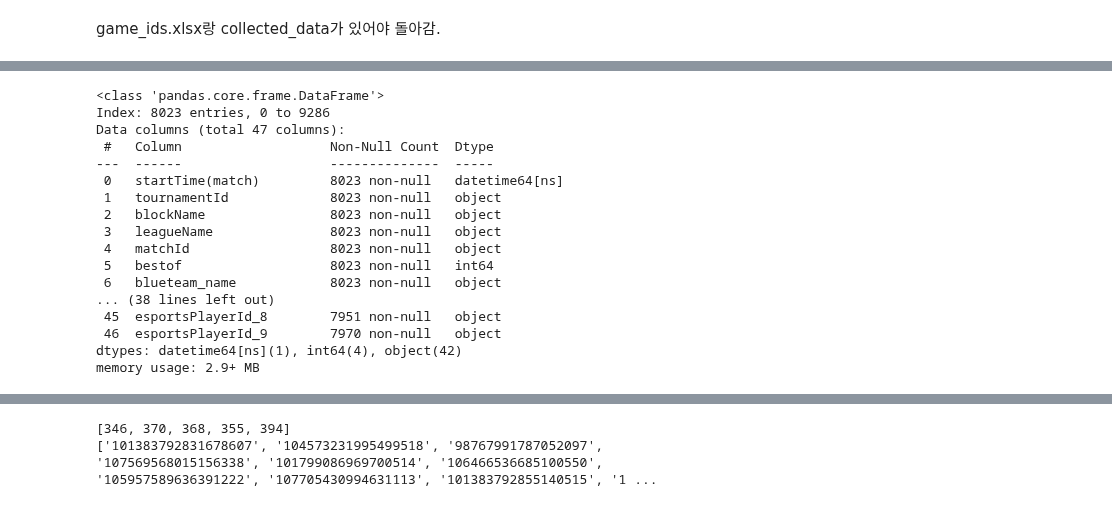
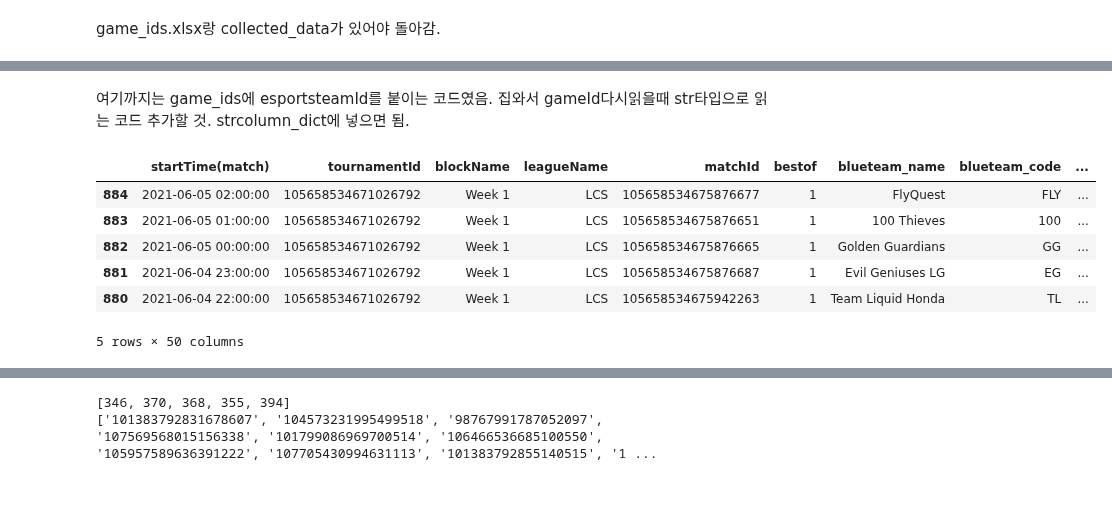
Before and after one commit to chlxogur/penta_kill_data_science, a Jupyter notebook: summonerId_to_their_stat.ipynb, the cells around one changed output, grey strips where cells are left out. Cells and saved outputs as stored; diff of their text form; code cells hidden in the pictures.

```diff
--- a/summonerId_to_their_stat.ipynb
+++ b/summonerId_to_their_stat.ipynb
@@ -43,0 +54,5 @@ memory usage: 3.3+ MB
+# %%
+strcolumn_dict_of_collected_datas = {"gameId":"str", "esportsTeamId_Blue":"str", "esportsTeamId_Red":"str"}
+strcolumn_dict_of_collected_datas.update(esportsPlayerId_type_dict)
+last_row_of_collected_datas_df = pd.read_excel("../data/last_row_of_collected_datas.xlsx", dtype = strcolumn_dict_of_collected_datas)
+last_row_of_collected_datas_df.info(verbose=True, show_counts = True)
@@ -43,0 +77,5 @@ memory usage: 3.3+ MB
+# %%
+mapping = last_row_of_collected_datas_df.set_index('gameId')['esportsTeamId_Blue']
+game_ids_df["esportsTeamId_Blue"] = game_ids_df["gameId"].map(mapping)
+mapping = last_row_of_collected_datas_df.set_index('gameId')['esportsTeamId_Red']
+game_ids_df["esportsTeamId_Red"] = game_ids_df["gameId"].map(mapping)
@@ -44,21 +102,2 @@ memory usage: 3.3+ MB
 # %%
-game_ids_with_picks_df = game_ids_df[pd.isna(game_ids_df[f"pick_0"]) == False]
-game_ids_with_picks_df.info()
+game_ids_df = game_ids_df.loc[pd.isna(game_ids_df["esportsTeamId_Blue"]) == False]
-# %% [output]
-<class 'pandas.core.frame.DataFrame'>
-Index: 8023 entries, 0 to 9286
-Data columns (total 47 columns):
- #   Column                   Non-Null Count  Dtype
----  ------                   --------------  -----
- 0   startTime(match)         8023 non-null   datetime64[ns]
- 1   tournamentId             8023 non-null   object
- 2   blockName                8023 non-null   object
- 3   leagueName               8023 non-null   object
- 4   matchId                  8023 non-null   object
- 5   bestof                   8023 non-null   int64
- 6   blueteam_name            8023 non-null   object
-... (38 lines left out)
- 45  esportsPlayerId_8        7951 non-null   object
- 46  esportsPlayerId_9        7970 non-null   object
-dtypes: datetime64[ns](1), int64(4), object(42)
-memory usage: 2.9+ MB
@@ -64,0 +106,21 @@ memory usage: 2.9+ MB
+# %% [markdown]
+여기까지는 game_ids에 esportsteamId를 붙이는 코드였음. 집와서 gameId다시읽을때 str타입으로 읽는 코드 추가할 것. strcolumn_dict에 넣으면 됨.
+# %%
+game_ids_df_sorted = game_ids_df.sort_values(by="startTime(match)", ascending=False) # 최근 경기가 위로 오도록 내림차순 정렬
+game_ids_df_sorted.head()
+# %%
+mapping = last_row_of_collected_datas_df.set_index('gameId')['esportsTeamId_Blue']
+game_ids_df_sorted["esportsTeamId_Blue"] = game_ids_df_sorted["gameId"].map(mapping)
+mapping = last_row_of_collected_datas_df.set_index('gameId')['esportsTeamId_Red']
+game_ids_df_sorted["esportsTeamId_Red"] = game_ids_df_sorted["gameId"].map(mapping)
+#game_ids_df_sorted["esportsTeamId_Blue"] = game_ids_df_sorted.apply(lambda row : last_row_of_collected_datas_df.loc[last_row_of_collected_datas_df["gameId"] == row["gameId"]]["esportsTeamId_Blue"], axis = 1)
+#game_ids_df_sorted["esportsTeamId_Red"] = game_ids_df_sorted.apply(lambda row : last_row_of_collected_datas_df.loc[last_row_of_collected_datas_df["gameId"] == row["gameId"]]["esportsTeamId_Red"], axis = 1)
+game_ids_df_sorted.tail()
+# %% [output]
+|  | startTime(match) | tournamentId | blockName | leagueName | matchId | bestof | blueteam_name | blueteam_code | ... |
+| 884 | 2021-06-05 02:00:00 | 105658534671026792 | Week 1 | LCS | 105658534675876677 | 1 | FlyQuest | FLY | ... |
+| 883 | 2021-06-05 01:00:00 | 105658534671026792 | Week 1 | LCS | 105658534675876651 | 1 | 100 Thieves | 100 | ... |
+| 882 | 2021-06-05 00:00:00 | 105658534671026792 | Week 1 | LCS | 105658534675876665 | 1 | Golden Guardians | GG | ... |
+| 881 | 2021-06-04 23:00:00 | 105658534671026792 | Week 1 | LCS | 105658534675876687 | 1 | Evil Geniuses LG | EG | ... |
+| 880 | 2021-06-04 22:00:00 | 105658534671026792 | Week 1 | LCS | 105658534675942263 | 1 | Team Liquid Honda | TL | ... |
+5 rows × 50 columns
```
Also changed, not shown: parts of 8 cells of this notebook, 9 other files.
